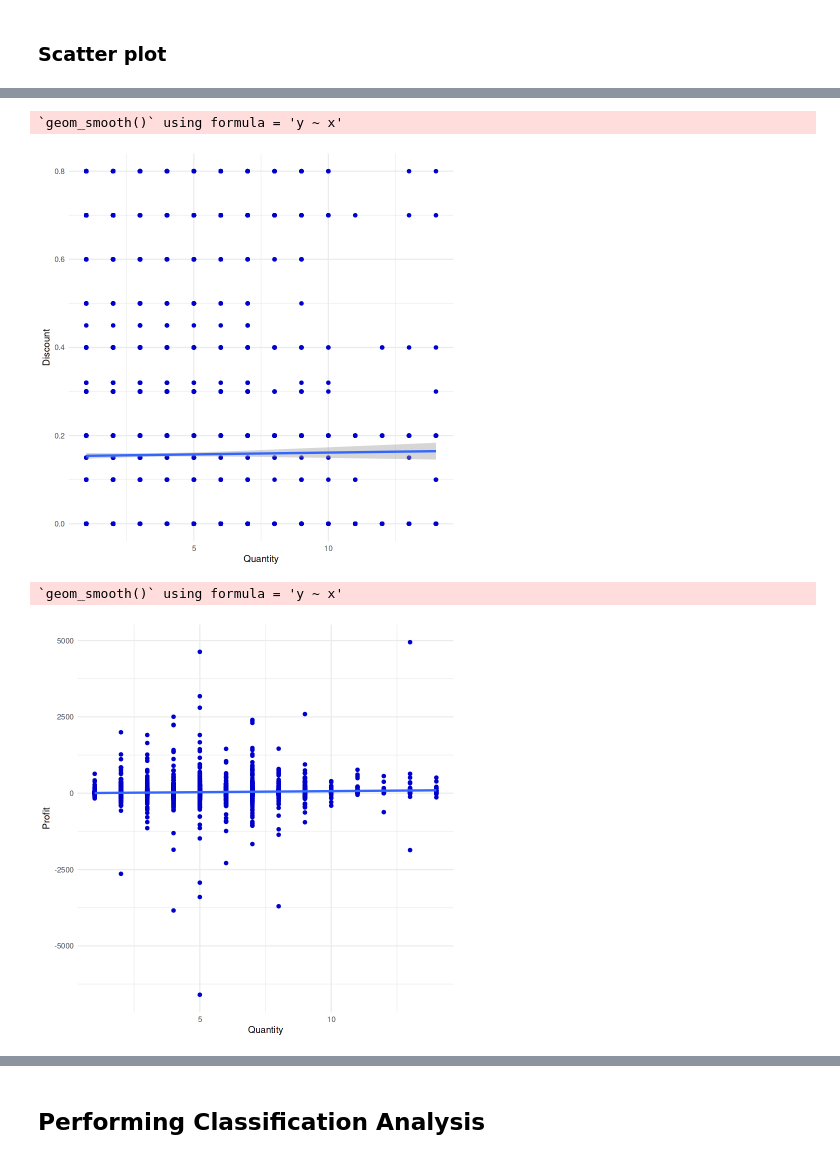
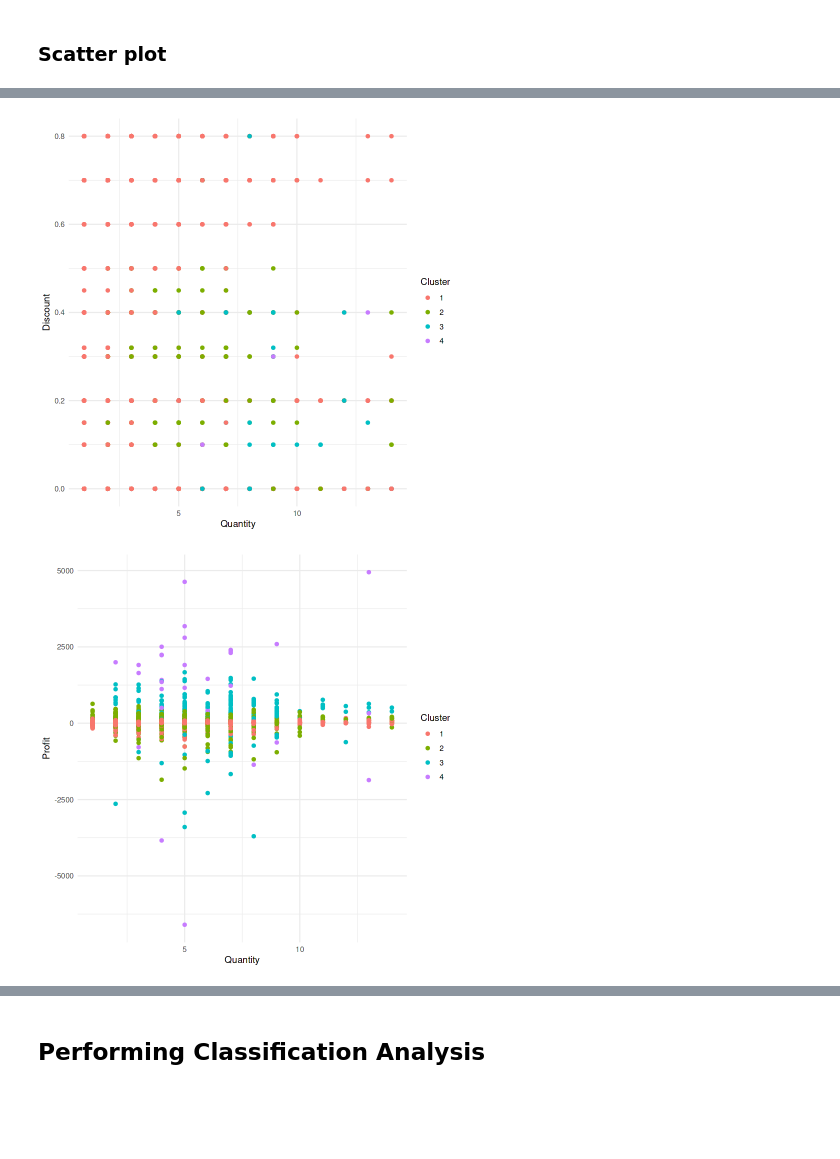
Before and after one commit to sjtae/data_science_project, a Jupyter notebook: project01/R_Projects/EDA_Sales_Analysis.ipynb, the cells around one changed output, grey strips where cells are left out. Saved outputs shown, nothing was run; the diff lists cells and outputs as text; code cells hidden in the pictures; blank space fills up the shorter version.

```diff
--- a/project01/R_Projects/EDA_Sales_Analysis.ipynb
+++ b/project01/R_Projects/EDA_Sales_Analysis.ipynb
@@ -449,20 +424,16 @@ theme_minimal()
 # %%
 # Quantity,Discount
-ggplot(df, aes(Quantity,Discount)) +
-geom_point(col = "blue3") +
-geom_smooth(method = 'lm') +
+ggplot(df, aes(Quantity,Discount, col = Cluster)) +
+geom_point() +
 theme_minimal()
 # %% [output]
-`geom_smooth()` using formula = 'y ~ x'
-[figure, old version]
+[figure, new version]
 # %%
 # Quantity,Profit
-ggplot(df, aes(Quantity,Profit)) +
-geom_point(col = "blue3") +
-theme_minimal() +
-geom_smooth(method = 'lm')
+ggplot(df, aes(Quantity,Profit, col = Cluster)) +
+geom_point() +
+theme_minimal()
 # %% [output]
-`geom_smooth()` using formula = 'y ~ x'
-[figure, old version]
+[figure, new version]
 # %%
 # Discount,Profit
```
Also changed, not shown: parts of 18 cells of this notebook.
